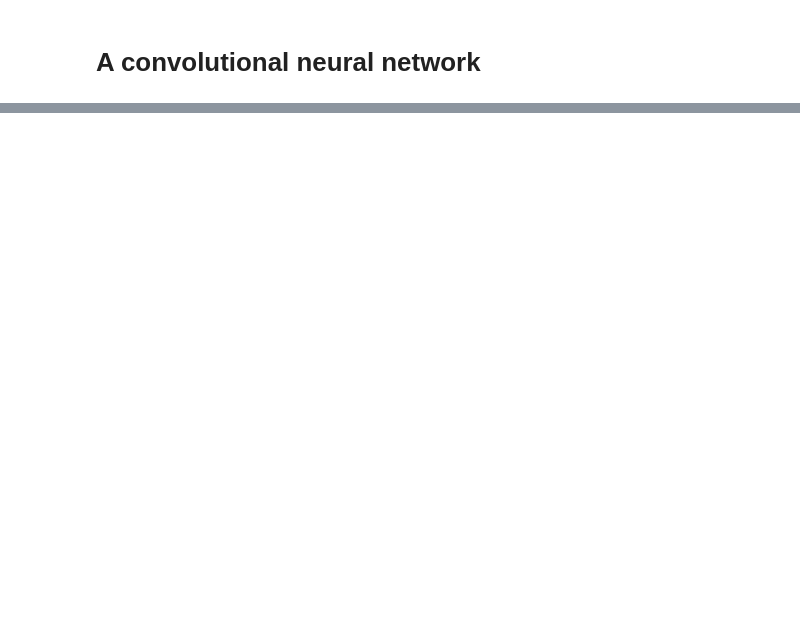
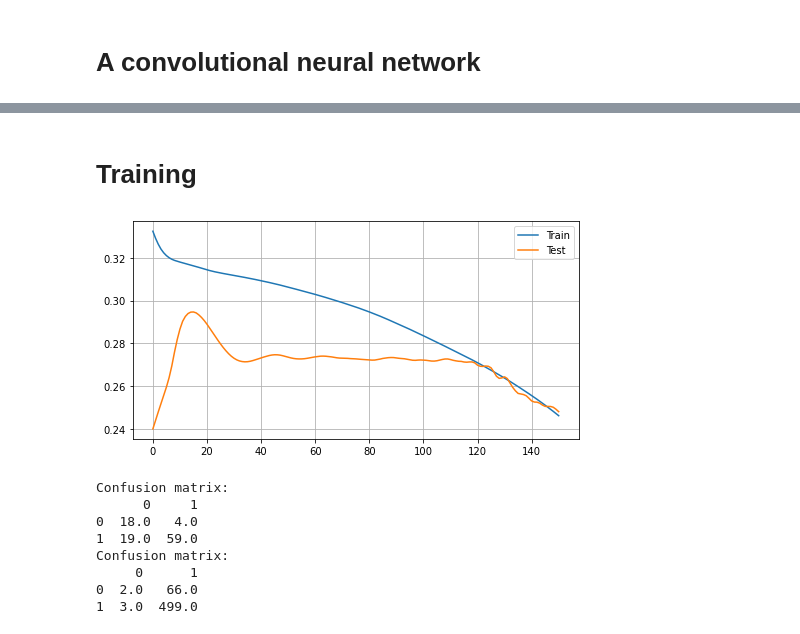
Before and after one commit to ThibaultAlexandre/exoplanet-search, a Jupyter notebook: main.ipynb, the cells around one changed output, grey strips where cells are left out. Saved outputs shown, nothing was run; the diff lists cells and outputs as text; code cells hidden in the pictures; blank space fills up the shorter version.

```diff
--- a/main.ipynb
+++ b/main.ipynb
@@ -90,4 +9,0 @@ model2.fake_detection_score(X,y)
-# %%
-test_data = pd.read_csv('data/exoTest.csv')
-X_test = np.array(test_data.drop('LABEL',axis = 1))
-y_test = np.array(test_data[['LABEL']]).reshape(-1,)
@@ -273,8 +202,6 @@ train_data = train_data.iloc[:number_of_stars,:sequence_length+1]
 X_train = np.array(train_data.drop('LABEL',axis = 1))
 y_train = np.array(train_data[['LABEL']]).reshape(-1,1)
 # %%
-test_data = pd.read_csv('data/exoTest.csv')
-number_of_stars = 2000
-test_data = test_data.iloc[:number_of_stars,:sequence_length+1]
+test_data = test_data.iloc[:,:sequence_length+1]
 X_test = np.array(test_data.drop('LABEL',axis = 1))
 y_test = np.array(test_data[['LABEL']]).reshape(-1,1)
@@ -283,7 +208,7 @@ y_test = np.array(test_data[['LABEL']]).reshape(-1,1)
+# %% [markdown]
+# Training
 # %%
-model3 = CNN_nn(input_size=1, kernel_number = 16, sequence_length=sequence_length, kernel_size=8)
+kernel_number = 10
+kernel_size = 3
+average_size = 1
+model = CNN_nn(input_size=1, kernel_number = kernel_number, sequence_length=sequence_length, kernel_size=kernel_size, average_size=average_size)
-# %%
-num_epochs = 500
-learning_rate = 0.002
-criterion = nn.BCELoss()
-model3.train(num_epochs, learning_rate, criterion, X_train, y_train, X_test, y_test)
@@ -297,0 +215,21 @@ model3.fake_detection_score(X_test,y_test)
+# %%
+num_epochs = 150
+train_hist, test_hist = model.train(num_epochs, X_train, y_train, X_test, y_test)
+fig = plt.figure(figsize = (8,4))
+plt.plot(train_hist, label = 'Train')
+plt.plot(test_hist, label = 'Test')
+plt.legend()
+plt.grid()
+plt.show()
+model.print_confusion_matrix(X_train,y_train)
+model.print_confusion_matrix(X_test,y_test)
+# %% [output]
+[figure, added]
+Confusion matrix:
+      0     1
+0  18.0   4.0
+1  19.0  59.0
+Confusion matrix:
+     0      1
+0  2.0   66.0
+1  3.0  499.0
```
Also changed, not shown: parts of 29 cells of this notebook.
